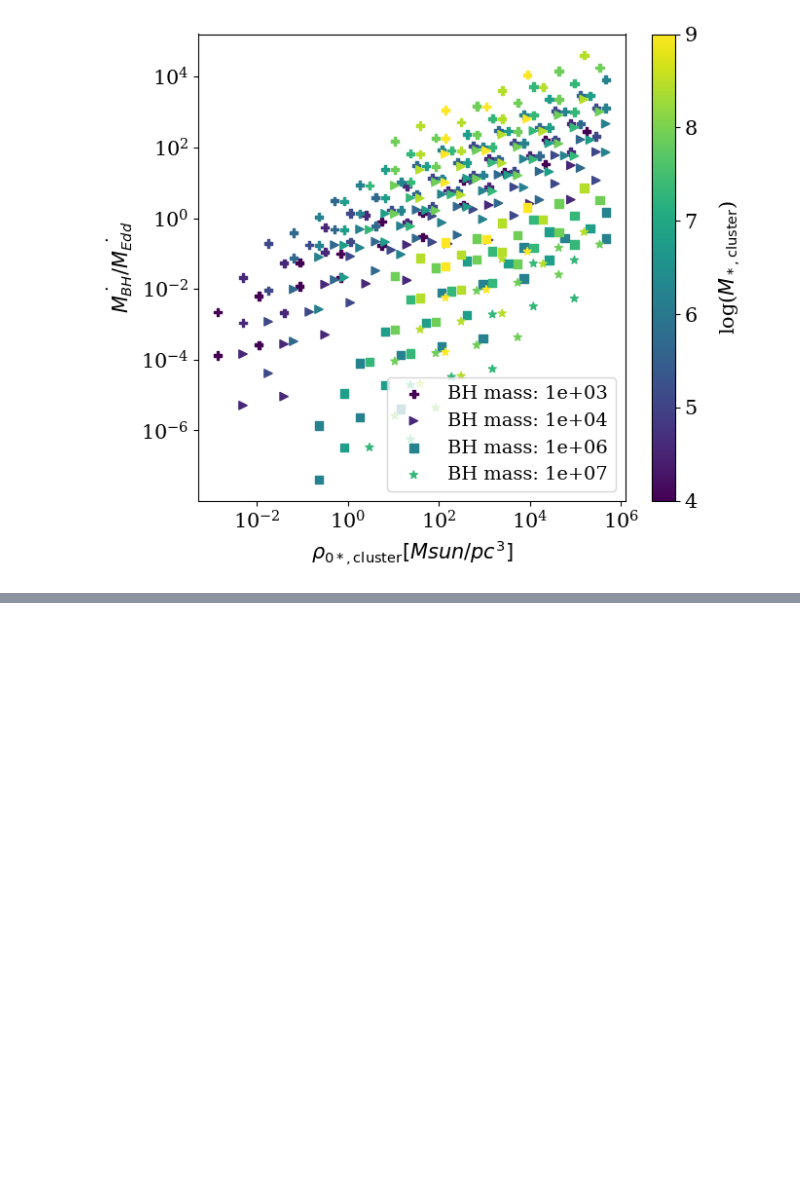
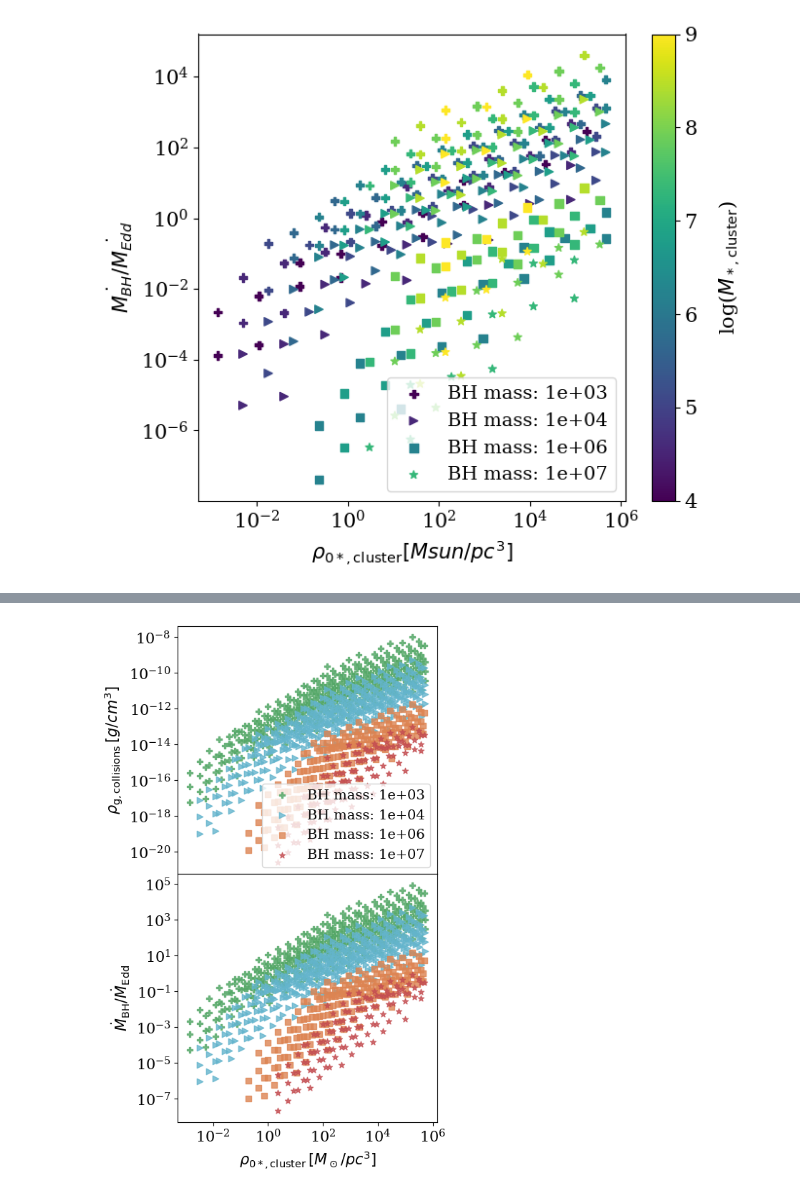
Before and after one commit to astro-claire/timescale-plots, a Jupyter notebook: modelv2.ipynb, the cells around one changed output, grey strips where cells are left out. Drawn from its saved outputs; the diff is of its cells as text; code cells hidden in the pictures; blank space fills up the shorter version.

Commit message:
model updates

```diff
--- a/modelv2.ipynb
+++ b/modelv2.ipynb
@@ -469,0 +457,74 @@ plt.show()
+# %%
+fig, ax = plt.subplots(
+    2, 1,
+    figsize=(5, 9),
+    sharex=True,
+    gridspec_kw={'hspace': 0}   # <-- makes panels touch
+)
+
+markers = ['D', 'P','>','<','s','*']
+vmin_val = 4
+vmax_val = 9
+col= [
+    "#4C72B0",  # muted blue
+    "#55A868",  # green
+    "#64B5CD",  # soft cyan
+    "#CCB974",  # sand
+    "#DD8452",  # orange
+    "#C44E52"   # muted red
+]
+for i in [1,2,4,5]:
+    BHmass = BH_masses[i].to_value("Msun")
+    name = "model_bh_"+str(i)
+    out = outs[name]
+
+    mask = np.where(((out['mass']*u.Msun ).value) > BHmass)[0]
+
+    xvals = np.array(out['rho0']*(u.Msun/(u.pc**3)))[mask]
+    y_top = np.array(out['rhotot_ml']*(u.g/(u.cm**3)))[mask]
+    y_bottom = (
+        np.array(out['Mdot_BH']*(u.g/u.s))[mask] /
+        np.array(out['Mdot_Edd']*(u.g/u.s))[mask]
+    )
+    colors = col[i]
+
+    sc = ax[0].scatter(
+        xvals, y_top,
+        c=colors,
+        marker=markers[i],
+        alpha = 0.8,
+        label=f"BH mass: {BHmass:.0e}",
+        vmin=vmin_val, vmax=vmax_val
+    )
+
+    ax[1].scatter(
+        xvals, y_bottom,
+        c=colors,
+        marker=markers[i],
+        alpha = 0.8,
+        vmin=vmin_val, vmax=vmax_val
+    )
+
+# -------- axis scales --------
+ax[0].set_xscale('log')
+ax[0].set_yscale('log')
+ax[1].set_xscale('log')
+ax[1].set_yscale('log')
+
+# -------- labels --------
+ax[0].set_ylabel(r"$\rho_{\rm g, collisions} \,[g/cm^3]$")
+ax[1].set_ylabel(r"$\dot{M}_{\rm BH}/\dot{M}_{\rm Edd}$")
+ax[1].set_xlabel(r"$\rho_{\rm 0*, cluster} \,[M_\odot/pc^3]$")
+
+ax[0].legend(fontsize=14, loc="lower right")
+
+# -------- manual colorbar axis (prevents overlap) --------
+fig.subplots_adjust(right=0.85)   # leave space on right
+# cax = fig.add_axes([0.88, 0.15, 0.03, 0.7])
+# cbar = fig.colorbar(sc, cax=cax)
+# cbar.set_label(r'log($M_{\rm *, cluster}$)', rotation=90, labelpad=15)
+
+plt.savefig("rhogas_rhostarv2_mass.pdf", bbox_inches="tight")
+plt.show()
+# %% [output]
+[figure, added]
```
Also changed, not shown: parts of 15 cells of this notebook.
